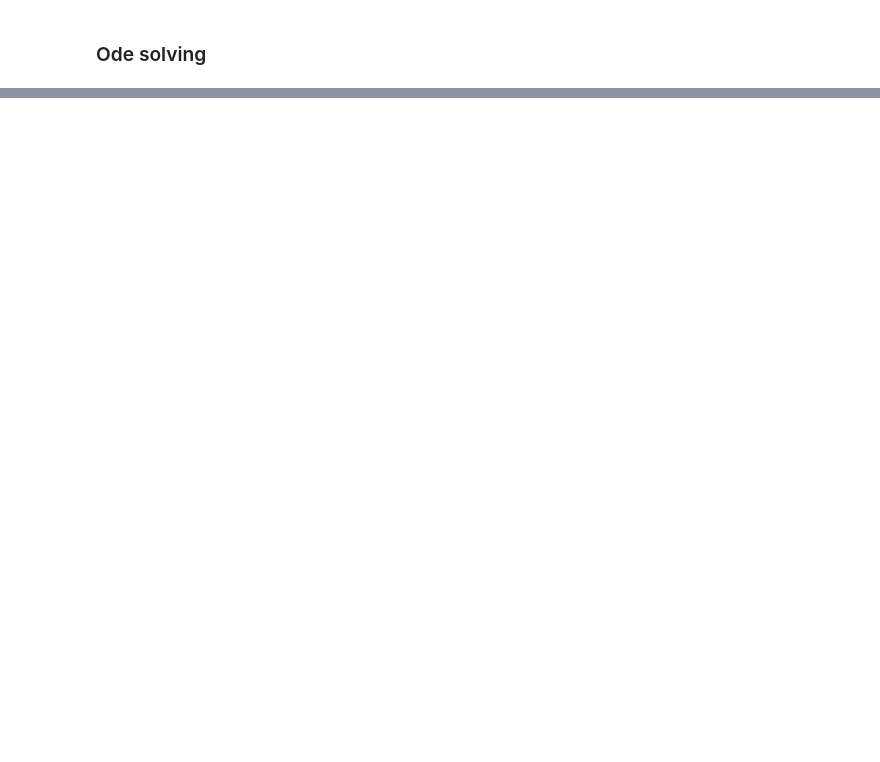
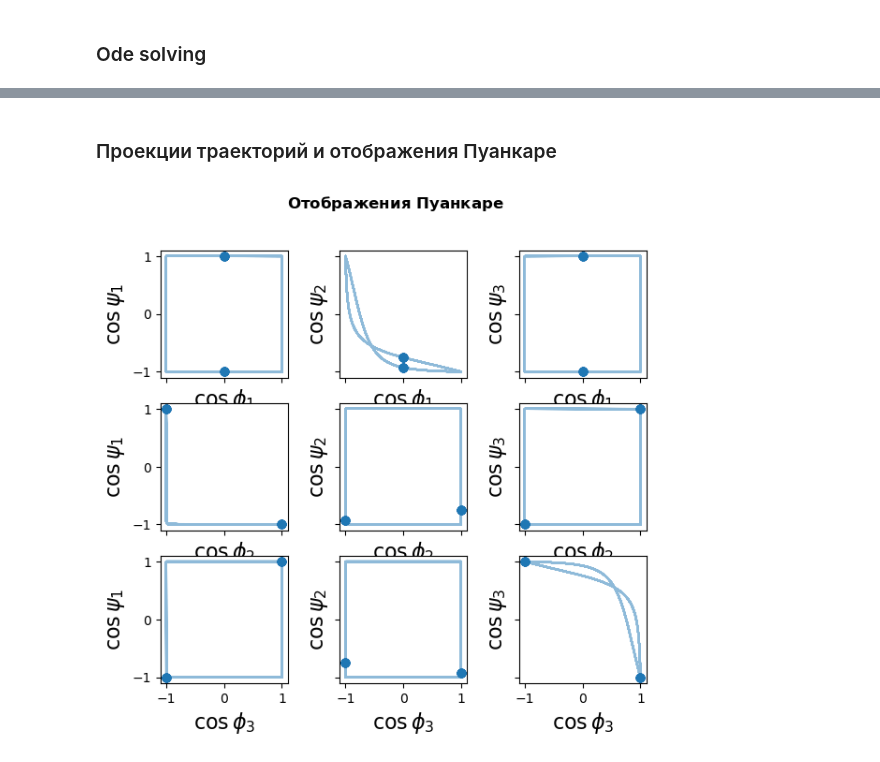
Before and after one commit to Artyom91150/Coupled_contours, a Jupyter notebook: BS_notebook.ipynb, the cells around one changed output, grey strips where cells are left out. Drawn from its saved outputs; the diff is of its cells as text; code cells hidden in the pictures; blank space fills up the shorter version.

```diff
--- a/BS_notebook.ipynb
+++ b/BS_notebook.ipynb
@@ -241,0 +95,10 @@ BS_FP(trj)
+# %% [markdown]
+### Проекции траекторий и отображения Пуанкаре
+# %%
+varPairs = [[[0, 3], [0, 4], [0, 5]],
+            [[1, 3], [1, 4], [1, 5]],
+            [[2, 3], [2, 4], [2, 5]]]
+
+Poincare(; varPairs = varPairs, showEvents = true, plotKwargs = Dict(:linewidth => 1), projFunc = "projCos", varNames = ["\\phi_1", "\\phi_2", "\\phi_3", "\\psi_1", "\\psi_2", "\\psi_3"])(sol);
+# %% [output]
+[figure, added]
```
Also changed, not shown: parts of 46 cells of this notebook.
